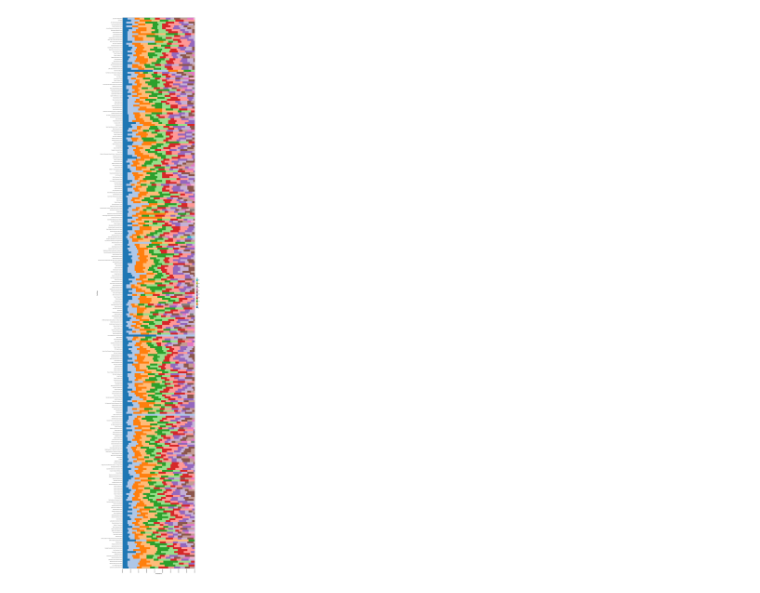
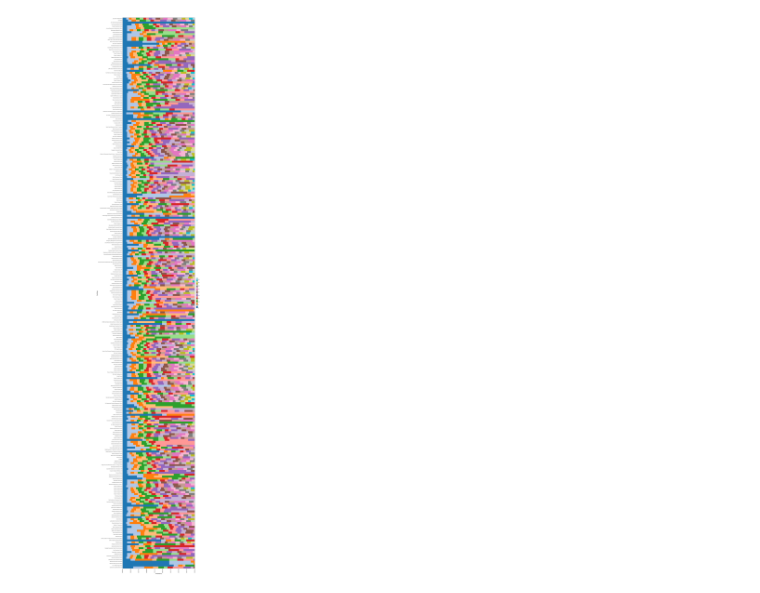
Before and after one commit to hiranshree/AIML, a Jupyter notebook: Small_Buildings_breakout_heatmap_code.ipynb, the cells around one changed output. Saved outputs shown, nothing was run; the diff lists cells and outputs as text; code cells hidden in the pictures.

```diff
--- a/Small_Buildings_breakout_heatmap_code.ipynb
+++ b/Small_Buildings_breakout_heatmap_code.ipynb
@@ -132,5 +132,5 @@ def breakout_heatmap(filename):
 
 # Run the function
 if __name__ == "__main__":
-    breakout_heatmap('/content/Electricity-15min.csv')
+    breakout_heatmap('/content/Electricity-30min.csv')
 # %% [output]
@@ -149,2 +145,2 @@ Total Execution Time: 40.88s
 ------------------------------
-[figure, old version]
+[figure, new version]
```
Also changed, not shown: parts of 1 cell of this notebook.
